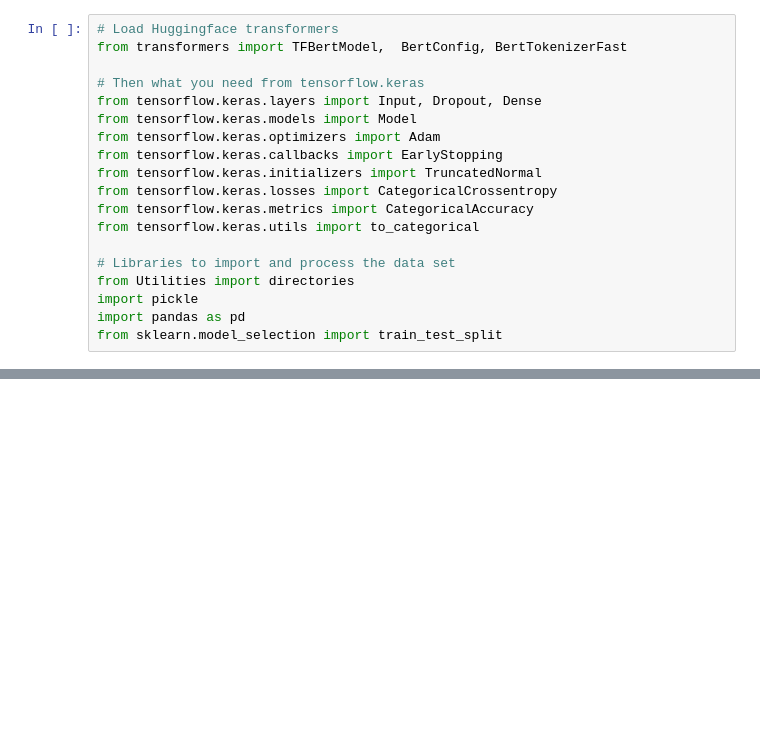
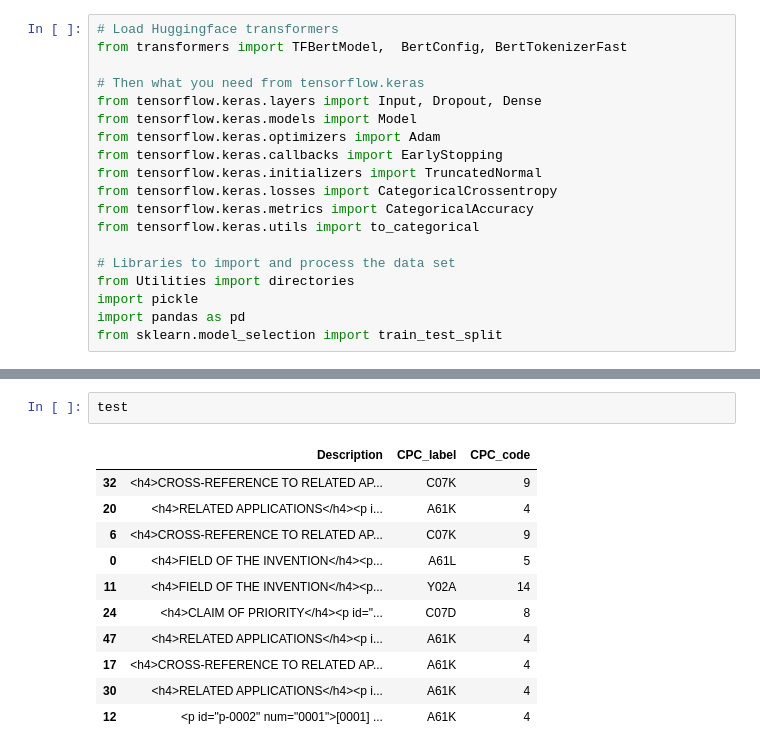
Before and after one commit to cdrc1103/MasterThesis, a Jupyter notebook: Transformers/GettingStarted.ipynb, the cells around one changed output, grey strips where cells are left out. Cells and saved outputs as stored; diff of their text form; blank space fills up the shorter version.

```diff
--- a/Transformers/GettingStarted.ipynb
+++ b/Transformers/GettingStarted.ipynb
@@ -37,6 +32,20 @@ train, test = train_test_split(data_df, test_size = 0.2)
 print(len(train), len(test))
 # %% [output]
 38 10
+# %%
+test
+# %% [output]
+|  | Description | CPC_label | CPC_code |
+| 32 | <h4>CROSS-REFERENCE TO RELATED AP... | C07K | 9 |
+| 20 | <h4>RELATED APPLICATIONS</h4><p i... | A61K | 4 |
+| 6 | <h4>CROSS-REFERENCE TO RELATED AP... | C07K | 9 |
+| 0 | <h4>FIELD OF THE INVENTION</h4><p... | A61L | 5 |
+| 11 | <h4>FIELD OF THE INVENTION</h4><p... | Y02A | 14 |
+| 24 | <h4>CLAIM OF PRIORITY</h4><p id="... | C07D | 8 |
+| 47 | <h4>RELATED APPLICATIONS</h4><p i... | A61K | 4 |
+| 17 | <h4>CROSS-REFERENCE TO RELATED AP... | A61K | 4 |
+| 30 | <h4>RELATED APPLICATIONS</h4><p i... | A61K | 4 |
+| 12 | <p id="p-0002" num="0001">[0001] ... | A61K | 4 |
 # %%
 ### --------- Setup BERT ---------- ###
 # Name of the BERT model to use
```
Also changed, not shown: parts of 10 cells of this notebook.
